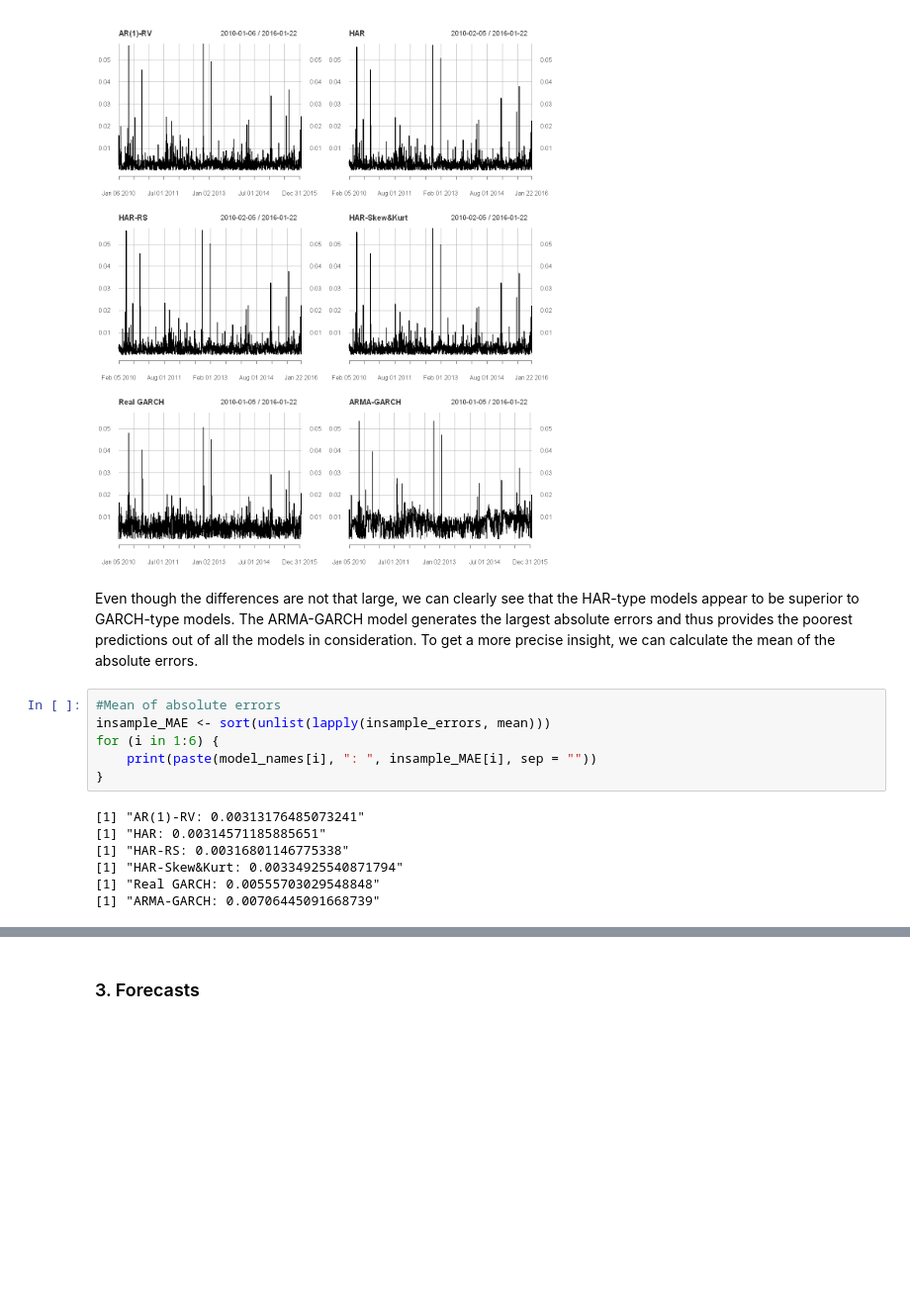
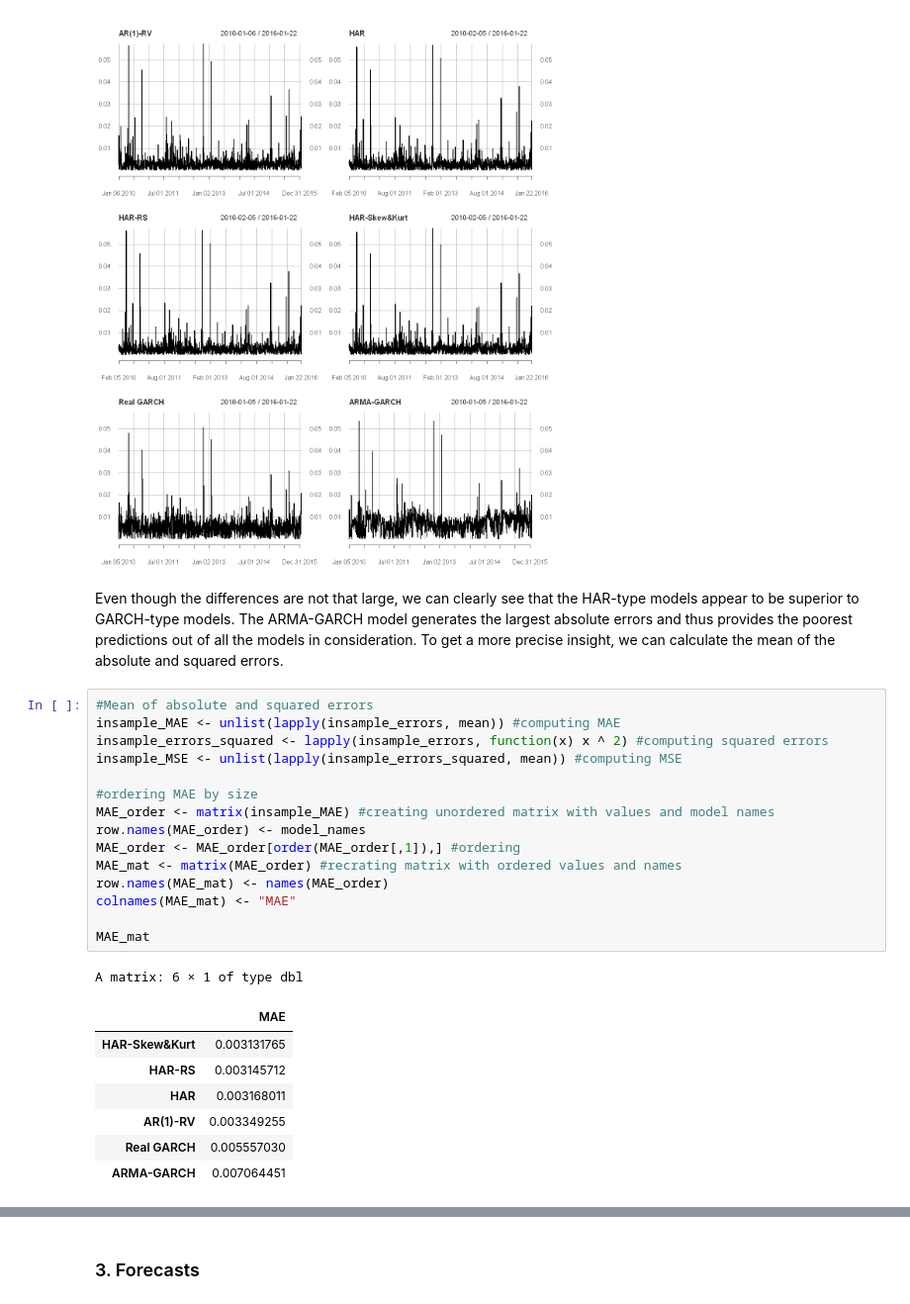
Before and after one commit to JanK0095/Financial-Econometrics-Course-Projects, a Jupyter notebook: Final project/FEI_Emprical_project_Kubal_Mattanelli.ipynb, the cells around one changed output, grey strips where cells are left out. Shown at 99% size. Drawn from its saved outputs; the diff is of its cells as text; blank space fills up the shorter version.

```diff
--- a/Final project/FEI_Emprical_project_Kubal_Mattanelli.ipynb
+++ b/Final project/FEI_Emprical_project_Kubal_Mattanelli.ipynb
@@ -579,17 +586,28 @@ for (i in 1:6) {
 # %% [output]
 [figure]
 # %% [markdown]
-Even though the differences are not that large, we can clearly see that the HAR-type models appear to be superior to GARCH-type models. The ARMA-GARCH model generates the largest absolute errors and thus provides the poorest predictions out of all the models in consideration. To get a more precise insight, we can calculate the mean of the absolute errors.
+Even though the differences are not that large, we can clearly see that the HAR-type models appear to be superior to GARCH-type models. The ARMA-GARCH model generates the largest absolute errors and thus provides the poorest predictions out of all the models in consideration. To get a more precise insight, we can calculate the mean of the absolute and squared errors.
-# %%
-#Mean of absolute errors
-insample_MAE <- sort(unlist(lapply(insample_errors, mean)))
-for (i in 1:6) {
-    print(paste(model_names[i], ": ", insample_MAE[i], sep = ""))
-}
-# %% [output]
-[1] "AR(1)-RV: 0.00313176485073241"
-[1] "HAR: 0.00314571185885651"
-[1] "HAR-RS: 0.00316801146775338"
-[1] "HAR-Skew&Kurt: 0.00334925540871794"
-[1] "Real GARCH: 0.00555703029548848"
-[1] "ARMA-GARCH: 0.00706445091668739"
+# %%
+#Mean of absolute and squared errors
+insample_MAE <- unlist(lapply(insample_errors, mean)) #computing MAE
+insample_errors_squared <- lapply(insample_errors, function(x) x ^ 2) #computing squared errors
+insample_MSE <- unlist(lapply(insample_errors_squared, mean)) #computing MSE
+
+#ordering MAE by size
+MAE_order <- matrix(insample_MAE) #creating unordered matrix with values and model names
+row.names(MAE_order) <- model_names
+MAE_order <- MAE_order[order(MAE_order[,1]),] #ordering
+MAE_mat <- matrix(MAE_order) #recrating matrix with ordered values and names
+row.names(MAE_mat) <- names(MAE_order)
+colnames(MAE_mat) <- "MAE"
+
+MAE_mat
+# %% [output]
+A matrix: 6 × 1 of type dbl
+|  | MAE |
+| HAR-Skew&Kurt | 0.003131765 |
+| HAR-RS | 0.003145712 |
+| HAR | 0.003168011 |
+| AR(1)-RV | 0.003349255 |
+| Real GARCH | 0.005557030 |
+| ARMA-GARCH | 0.007064451 |
```
Also changed, not shown: parts of 11 cells of this notebook.
